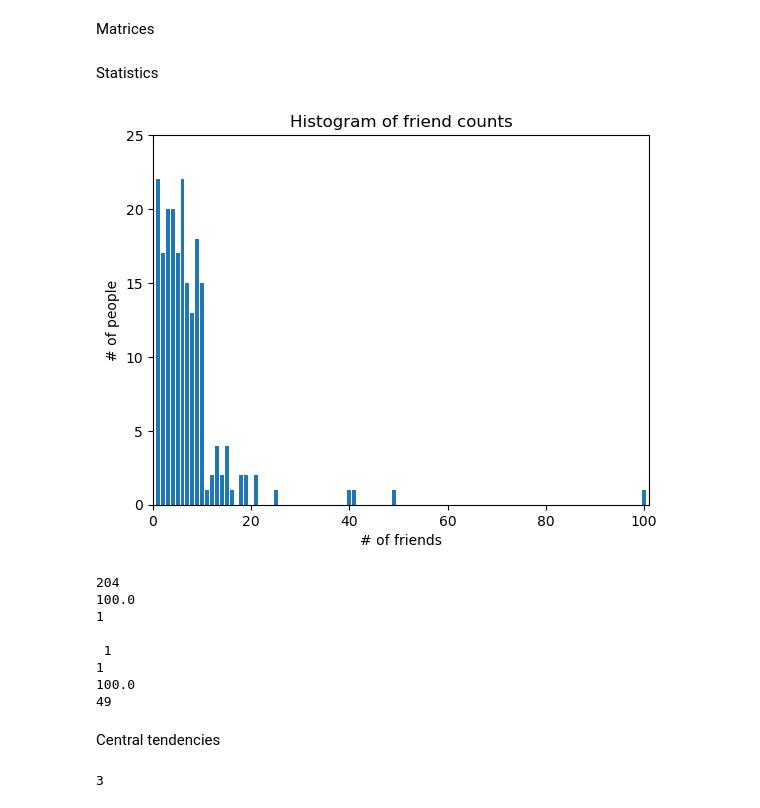
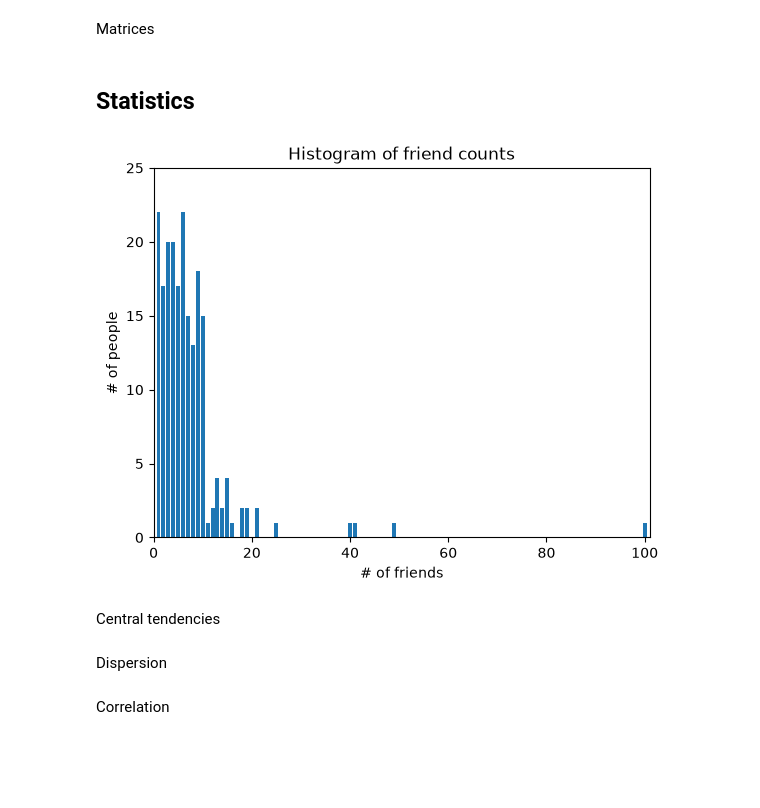
Before and after one commit to diegolonio/data-science-journey, a Jupyter notebook: data_science_scratch.ipynb, the cells around one changed output. Cells and saved outputs as stored; diff of their text form; code cells hidden in the pictures; blank space fills up the shorter version.

```diff
--- a/data_science_scratch.ipynb
+++ b/data_science_scratch.ipynb
@@ -51,11 +50,11 @@ plt.show()
 variance = [1, 2, 4, 8, 16, 32, 64, 128, 256]
 bias_squared = [256, 128, 64, 32, 16, 8, 4, 2, 1]
 total_error = [x + y for x, y in zip(bias_squared, variance)]
-xs = [i for i, _ in enumerate(variance)]
+xss = [i for i, _ in enumerate(variance)]
 
-plt.plot(xs, variance, 'g-', label='variance')
-plt.plot(xs, bias_squared, 'r-', label='bias^2')
-plt.plot(xs, total_error, 'b:', label='total error')
+plt.plot(xss, variance, 'g-', label='variance')
+plt.plot(xss, bias_squared, 'r-', label='bias^2')
+plt.plot(xss, total_error, 'b:', label='total error')
 
 plt.legend(loc=9)
 plt.xlabel("model complexity")
@@ -178,43 +177,25 @@ def make_matrix(num_rows: int, num_cols: int, entry_fn: Callable[[int, int], flo
 def identity_matrix(n: int) -> Matrix:
     return make_matrix(n, n, lambda i, j: 1 if i == j else 0)
 # %% [markdown]
-Statistics
+## Statistics
 # %%
 from collections import Counter
 import matplotlib.pyplot as plt
 
 num_friends = [100.0,49,41,40,25,21,21,19,19,18,18,16,15,15,15,15,14,14,13,13,13,13,12,12,11,10,10,10,10,10,10,10,10,10,10,10,10,10,10,10,9,9,9,9,9,9,9,9,9,9,9,9,9,9,9,9,9,9,8,8,8,8,8,8,8,8,8,8,8,8,8,7,7,7,7,7,7,7,7,7,7,7,7,7,7,7,6,6,6,6,6,6,6,6,6,6,6,6,6,6,6,6,6,6,6,6,6,6,5,5,5,5,5,5,5,5,5,5,5,5,5,5,5,5,5,4,4,4,4,4,4,4,4,4,4,4,4,4,4,4,4,4,4,4,4,3,3,3,3,3,3,3,3,3,3,3,3,3,3,3,3,3,3,3,3,2,2,2,2,2,2,2,2,2,2,2,2,2,2,2,2,2,1,1,1,1,1,1,1,1,1,1,1,1,1,1,1,1,1,1,1,1,1,1]
 
 friend_counts = Counter(num_friends)
-xs = range(101)
-ys = [friend_counts[x] for x in xs]
+xss = range(101)
+yss = [friend_counts[x] for x in xs]
 
-plt.bar(xs, ys)
+plt.bar(xss, yss)
 plt.axis((0, 101, 0, 25))
 plt.title("Histogram of friend counts")
 plt.xlabel("# of friends")
 plt.ylabel("# of people")
 plt.show()
 # %% [output]
-[figure, old version]
+[figure, new version]
-# %%
-print(num_points := len(num_friends))
-print(largest_values := max(num_friends))
-print(smallest_values := min(num_friends))
-sorted_values = sorted(num_friends)
-print("\n",sorted_values[0])
-print(sorted_values[1])
-print(sorted_values[-1])
-print(sorted_values[-2])
-# %% [output]
-204
-100.0
-1
-
- 1
-1
-100.0
-49
 # %% [markdown]
 Central tendencies
 # %%
@@ -238,4 +224,2 @@ def quantile(xs: List[float], p: float) -> float:
-# %%
-print(quantile(num_friends, 0.25))
-# %% [output]
-3
+# %% [markdown]
+Dispersion
@@ -241,0 +247,2 @@ print(quantile(num_friends, 0.25))
+# %% [markdown]
+Correlation
```
Also changed, not shown: parts of 14 cells of this notebook, 2 other files.
